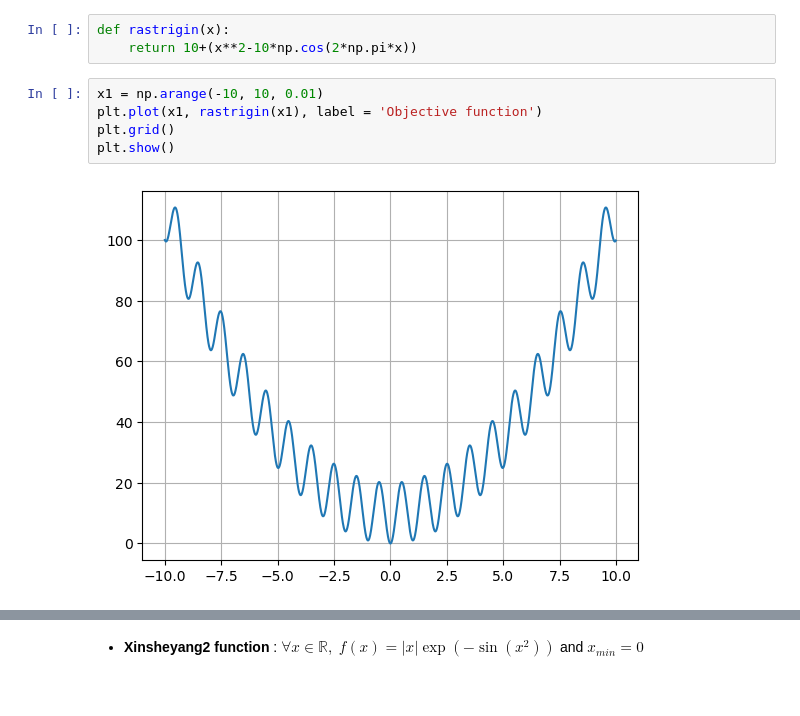
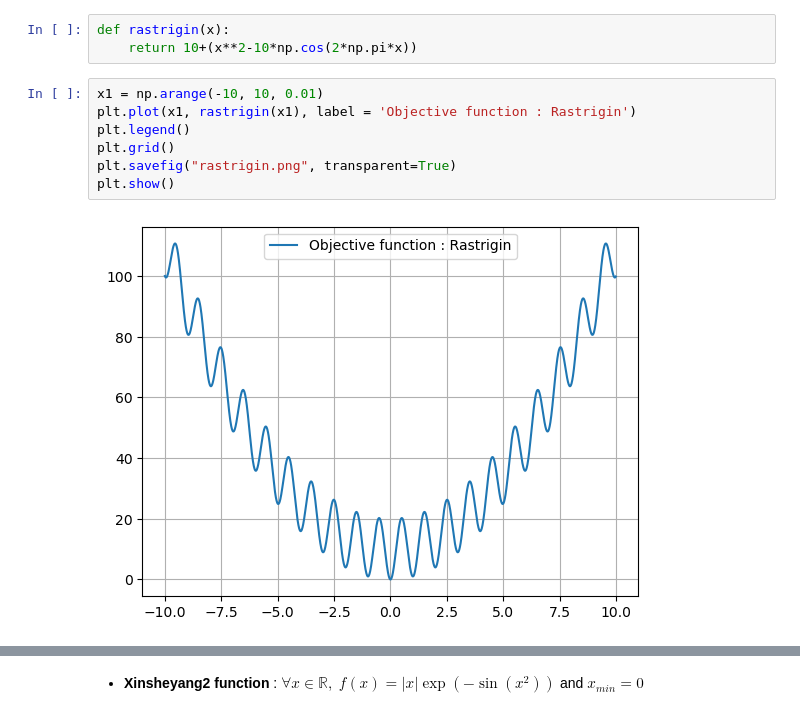
Before and after one commit to MohamedKeteb/optimization_pso_cbo, a Jupyter notebook: 1d_pso.ipynb, the cells around one changed output, grey strips where cells are left out. Cells and saved outputs as stored; diff of their text form.

```diff
--- a/1d_pso.ipynb
+++ b/1d_pso.ipynb
@@ -181,11 +210,13 @@ def rastrigin(x):
     return 10+(x**2-10*np.cos(2*np.pi*x))
 # %%
 x1 = np.arange(-10, 10, 0.01)
-plt.plot(x1, rastrigin(x1), label = 'Objective function')
+plt.plot(x1, rastrigin(x1), label = 'Objective function : Rastrigin')
+plt.legend()
 plt.grid()
+plt.savefig("rastrigin.png", transparent=True)
 plt.show()
 # %% [output]
-[figure, old version]
+[figure, new version]
 # %%
 function = rastrigin
 visualize_pso(N, T, c1, c2, w, k, x_inf, x_sup, function)
```
Also changed, not shown: parts of 19 cells of this notebook, 5 other files.
